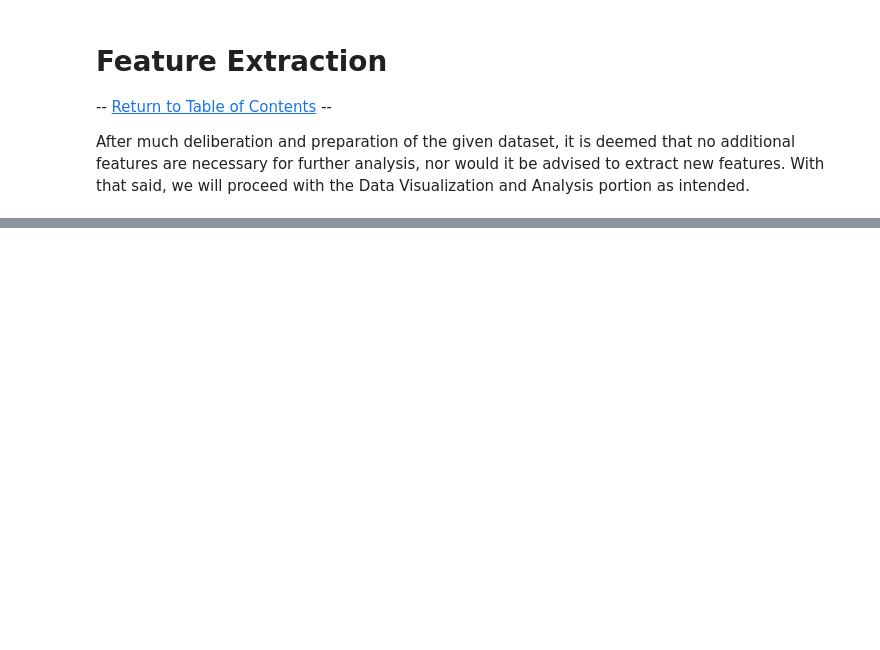
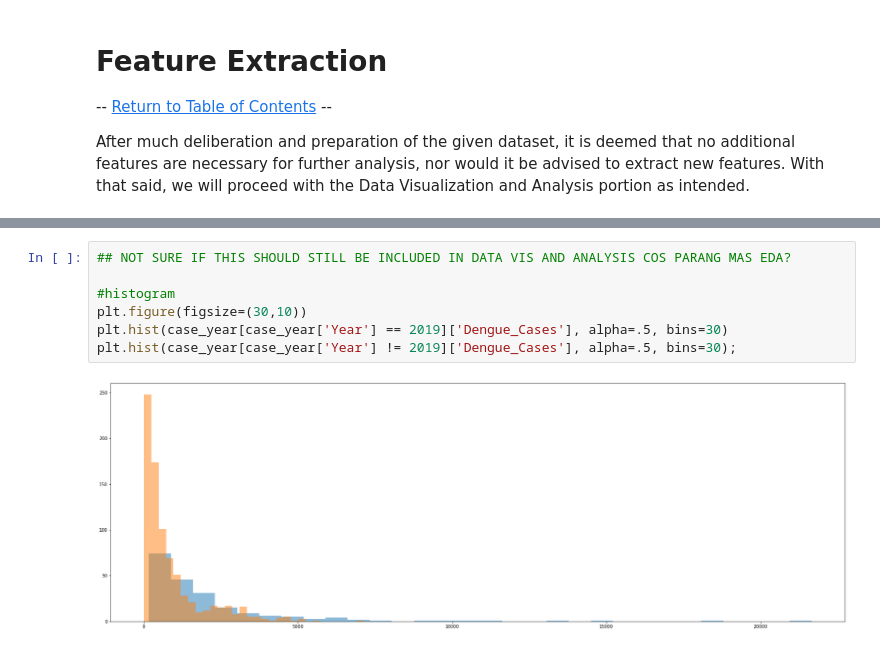
Before and after one commit to lowrainxx/DATA100-FinalProject, a Jupyter notebook: GROUP 2.ipynb, the cells around one changed output, grey strips where cells are left out. Cells and saved outputs as stored; diff of their text form; blank space fills up the shorter version.

```diff
--- a/GROUP 2.ipynb
+++ b/GROUP 2.ipynb
@@ -758,3 +923,12 @@ After much deliberation and preparation of the given dataset, it is deemed that
+# %%
+## NOT SURE IF THIS SHOULD STILL BE INCLUDED IN DATA VIS AND ANALYSIS COS PARANG MAS EDA?
+
+#histogram
+plt.figure(figsize=(30,10))
+plt.hist(case_year[case_year['Year'] == 2019]['Dengue_Cases'], alpha=.5, bins=30)
+plt.hist(case_year[case_year['Year'] != 2019]['Dengue_Cases'], alpha=.5, bins=30);
+# %% [output]
+[figure, added]
 # %% [markdown]
 # References
 
```
Also changed, not shown: parts of 52 cells of this notebook.
